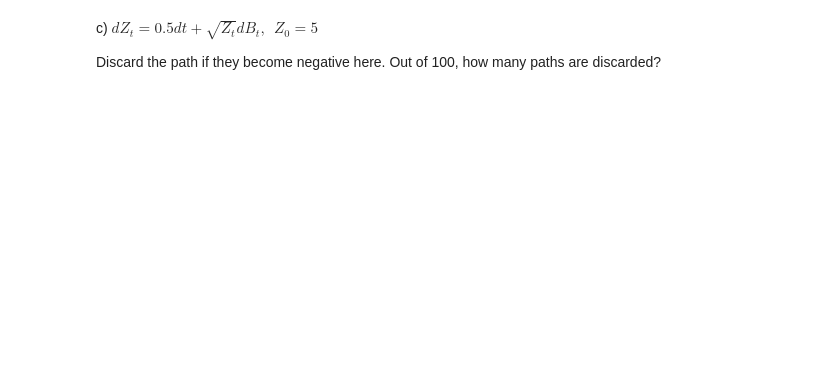
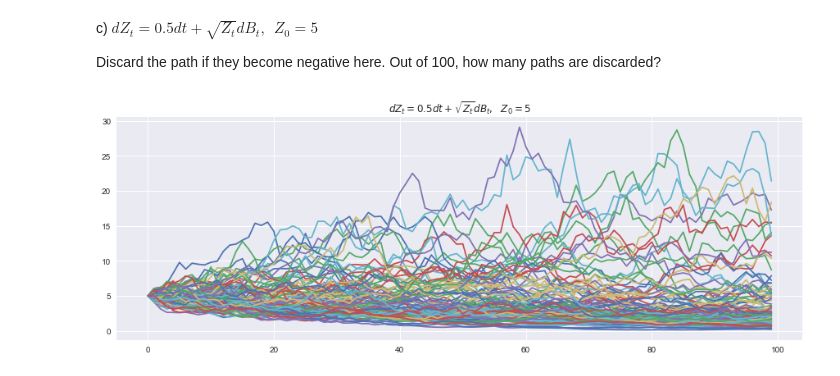
Before and after one commit to raj-rao-rr/MTH_5500, a Jupyter notebook: hw5_mth5500_rao_mahi_chernositov.ipynb, the cells around one changed output. Saved outputs shown, nothing was run; the diff lists cells and outputs as text; code cells hidden in the pictures; blank space fills up the shorter version.

```diff
--- a/hw5_mth5500_rao_mahi_chernositov.ipynb
+++ b/hw5_mth5500_rao_mahi_chernositov.ipynb
@@ -85,3 +69,12 @@ b) $dX_t = -X_tdt + dB_t, \ \ X_0 = 1$
 c) $dZ_t = 0.5dt + \sqrt{Z_t}dB_t, \ \ Z_0 = 5$
 
 Discard the path if they become negative here. Out of 100, how many paths are discarded?
+# %%
+c_plot = np.insert(0.5*time_increment + np.cumprod(np.delete(brownian_increments, obj=99, axis=1)+1,axis=1)*5, 0, 5, axis=1)
+# %%
+plt.figure(figsize=(15,5))
+plt.title("$dZ_t = 0.5dt + \sqrt{Z_t}dB_t, \ \ Z_0 = 5$")
+for i in c_plot:
+    plt.plot(i)
+# %% [output]
+[figure, added]
```
Also changed, not shown: parts of 13 cells of this notebook.
